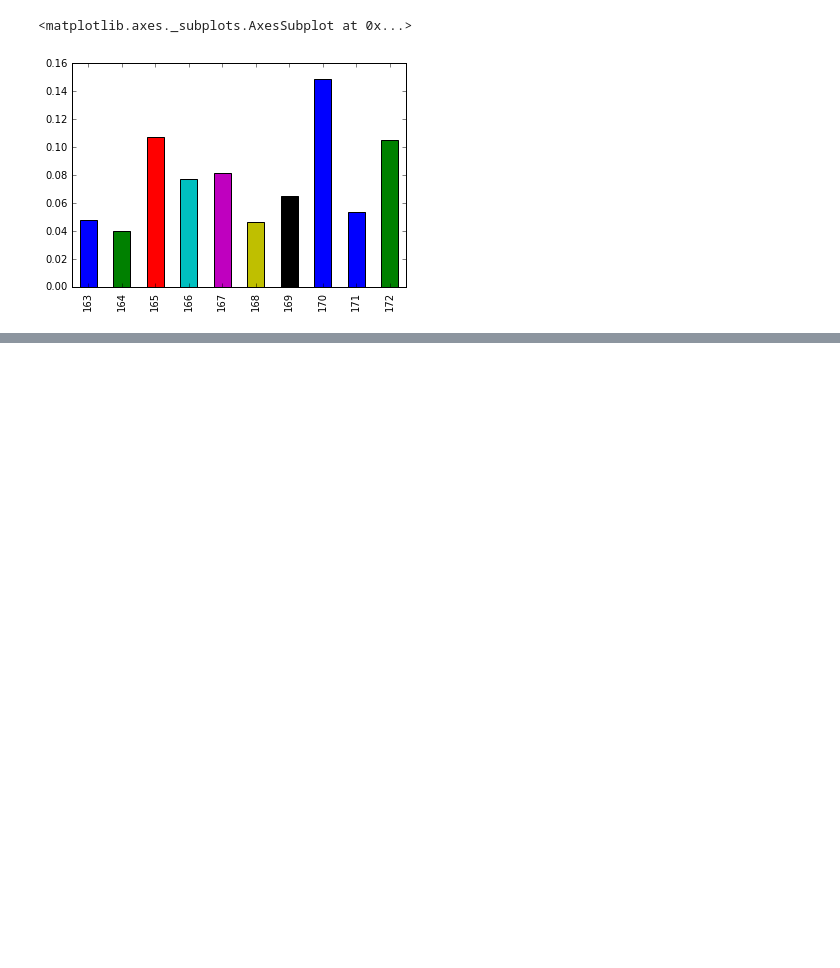
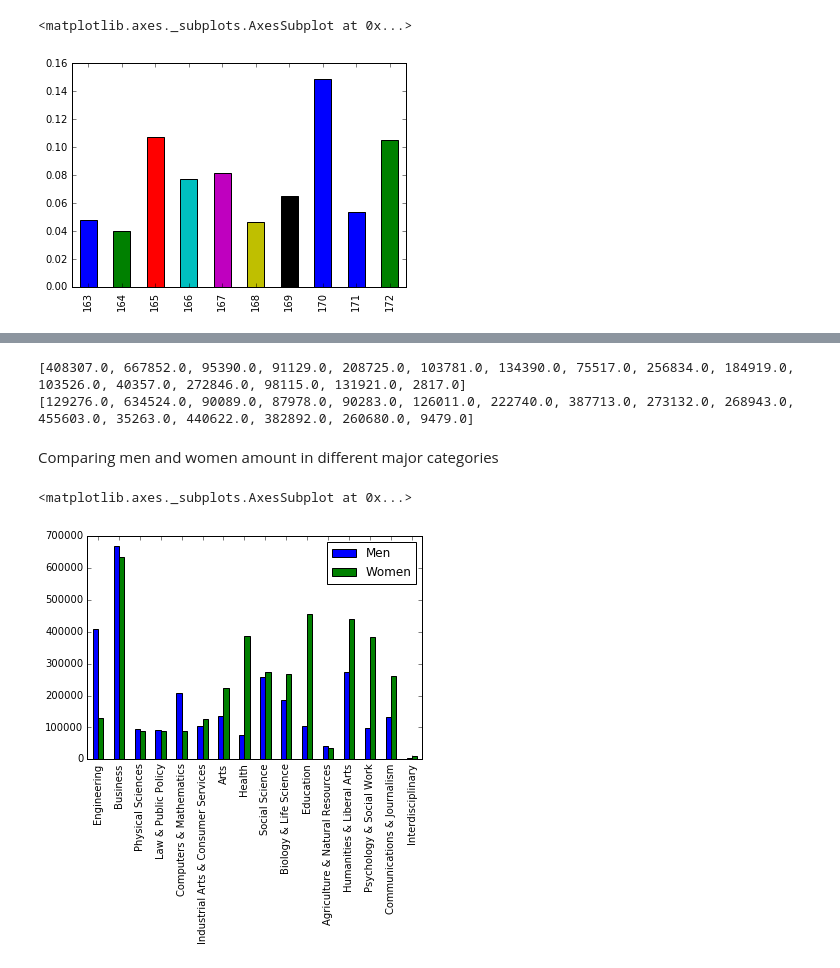
Before and after one commit to Push911/Machine-Learning, a Jupyter notebook: Kaggle data science competitions/Exploratory Data Visualization: Visualizing Earnings Based On College Majors.ipynb, the cells around one changed output, grey strips where cells are left out. Saved outputs shown, nothing was run; the diff lists cells and outputs as text; code cells hidden in the pictures; blank space fills up the shorter version.

```diff
--- a/Kaggle data science competitions/Exploratory Data Visualization: Visualizing Earnings Based On College Majors.ipynb
+++ b/Kaggle data science competitions/Exploratory Data Visualization: Visualizing Earnings Based On College Majors.ipynb
@@ -195,0 +204,3 @@ recentGrads.Men
+# %%
+categories = recentGrads.Major_category.unique()
+categories
@@ -195,0 +215,18 @@ recentGrads.Men
+# %%
+menCount, womenCount = [], []
+for category in categories:
+    menCount.append(recentGrads[recentGrads.Major_category == category].Men.sum())
+    womenCount.append(recentGrads[recentGrads.Major_category == category].Women.sum())
+print(menCount)
+print(womenCount)
+# %% [output]
+[408307.0, 667852.0, 95390.0, 91129.0, 208725.0, 103781.0, 134390.0, 75517.0, 256834.0, 184919.0, 103526.0, 40357.0, 272846.0, 98115.0, 131921.0, 2817.0]
+[129276.0, 634524.0, 90089.0, 87978.0, 90283.0, 126011.0, 222740.0, 387713.0, 273132.0, 268943.0, 455603.0, 35263.0, 440622.0, 382892.0, 260680.0, 9479.0]
+# %% [markdown]
+Comparing men and women amount in different major categories
+# %%
+df = pd.DataFrame({"Men":menCount, "Women":womenCount}, index=categories)
+df.plot.bar()
+# %% [output]
+<matplotlib.axes._subplots.AxesSubplot at 0x...>
+[figure, added]
```
Also changed, not shown: parts of 7 cells of this notebook.
